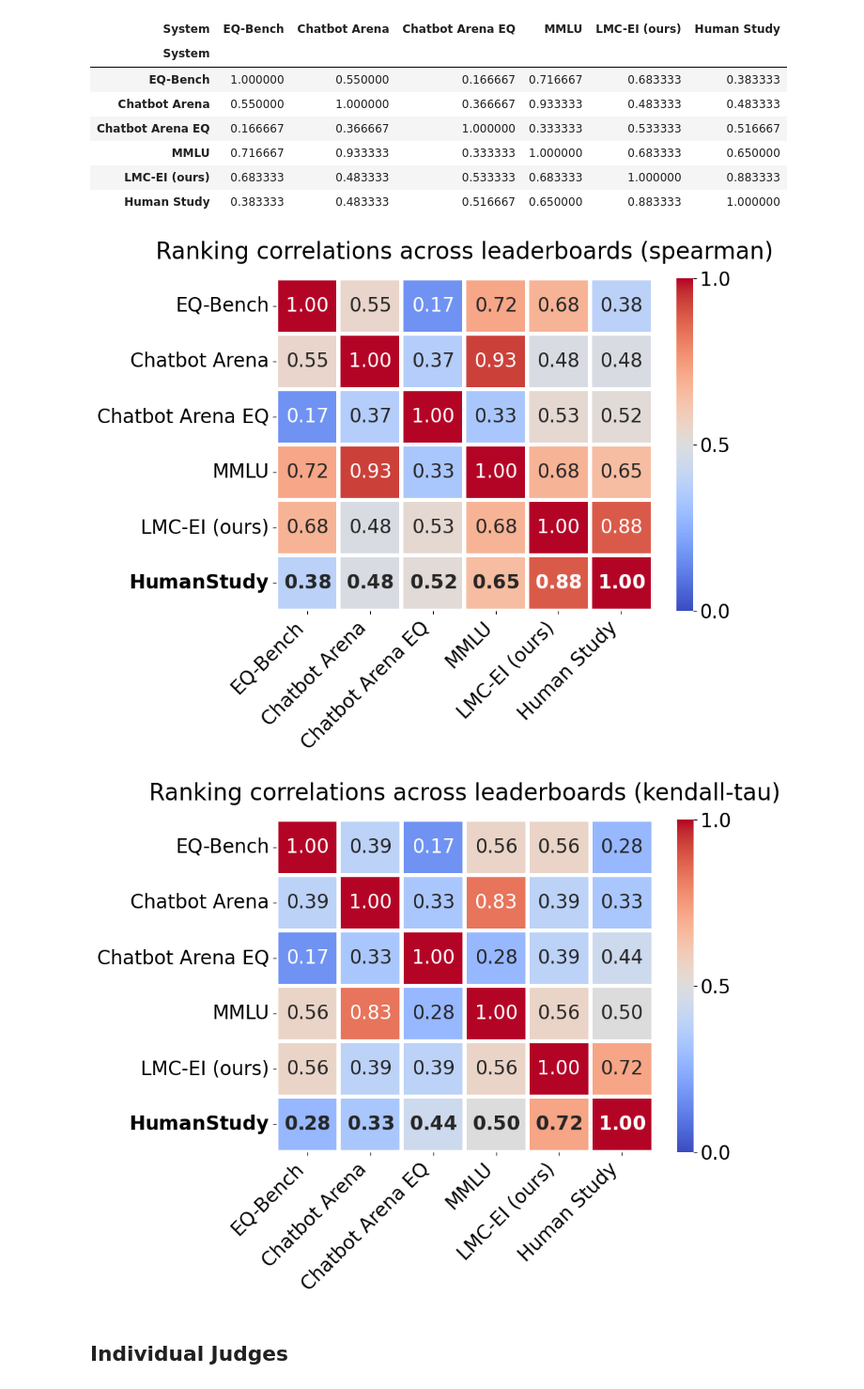
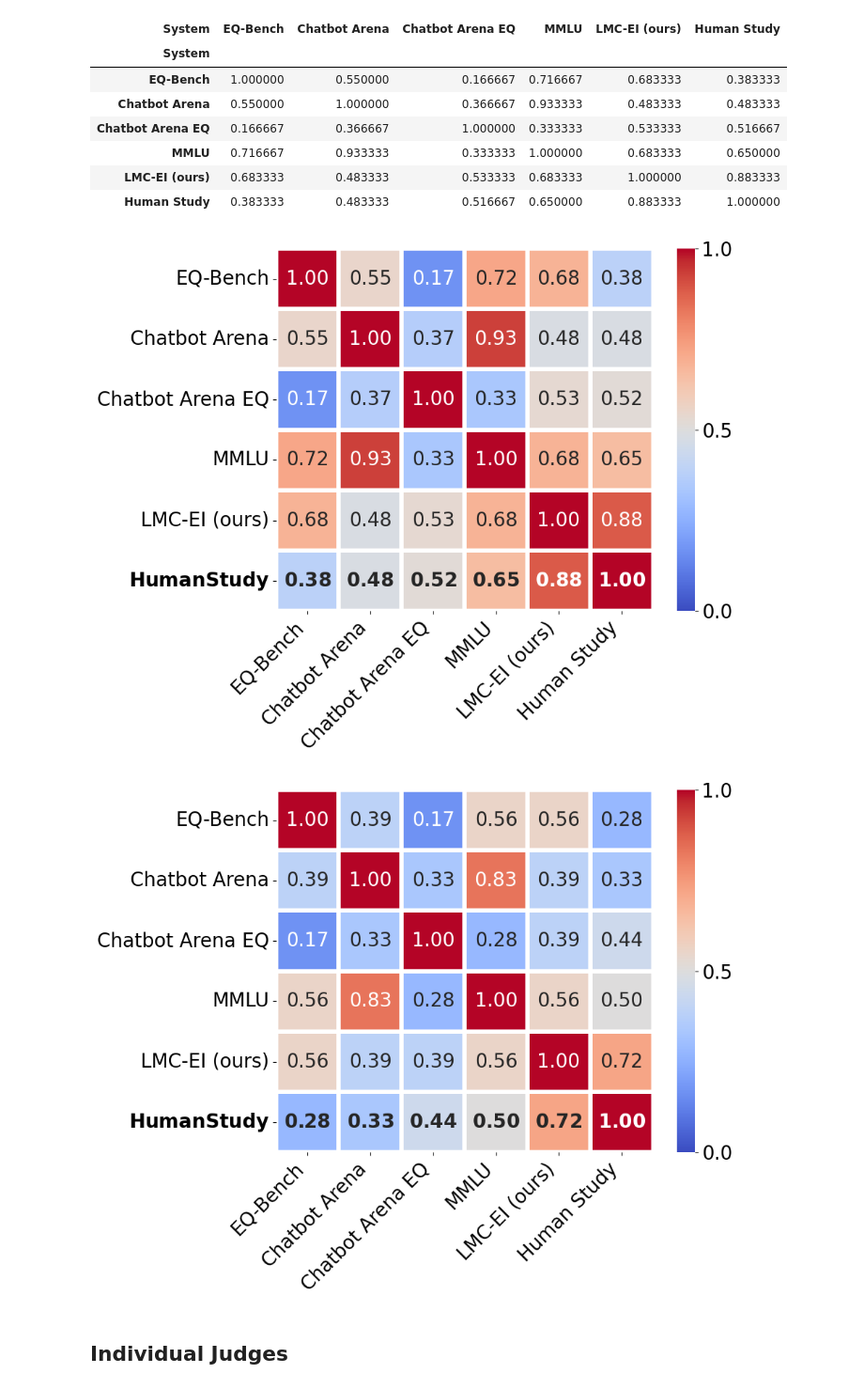
Before and after one commit to llm-council/llm-council, a Jupyter notebook: analysis/comparison_to_other_leaderboards.ipynb, the cells around one changed output. Shown at 94% size. Cells and saved outputs as stored; diff of their text form; code cells hidden in the pictures.

```diff
--- a/analysis/comparison_to_other_leaderboards.ipynb
+++ b/analysis/comparison_to_other_leaderboards.ipynb
@@ -111,36 +111,36 @@ def plot_corr_matrix(df, corr_method):
 
     # Modify the axis labels to bold "Human Study"
     ax = plt.gca()  # Get the current axis
 
     # Bold the 'Human Study' label on the y-axis
     labels = [item.get_text() for item in ax.get_yticklabels()]
     ax.set_yticklabels([f'$\mathbf{{{label}}}$' if label == 'Human Study' else label for label in labels], fontsize=font_size, rotation=0)
 
     # Customize colorbar to only show min, middle, and max values
     colorbar = heatmap.collections[0].colorbar
     colorbar.set_ticks([0, 0.5, 1])  # Set the ticks for min, mid, and max
     colorbar.set_ticklabels(['0.0', '0.5', '1.0'])  # Customize tick labels
 
     # Ensure x and y tick labels use the defined font size
     plt.xticks(fontsize=font_size, rotation=45, ha='right')
     plt.yticks(fontsize=font_size, rotation=0)
 
     plt.xlabel("")
     plt.ylabel("")
-    plt.title(f"Ranking correlations across leaderboards ({corr_method})", pad=20)
+    # plt.title(f"Ranking correlations across leaderboards ({corr_method})", pad=20)
     plt.tight_layout()
     # plt.savefig("/Users/justinzhao/Repos/llm-council-public/analysis/leaderboard_comparison.png")
     plt.savefig(f"/Users/justinzhao/Repos/llm-council-public/analysis/leaderboard_comparison_{corr_method}.pdf")
     plt.savefig(f"/Users/justinzhao/Repos/llm-council-public/analysis/leaderboard_comparison_{corr_method}.png")
     plt.show()
 
 # spearman_corr = spearman_corr.loc[system_order, system_order]
 # kendall_tau_corr
 plot_corr_matrix(spearman_corr, "spearman")
 plot_corr_matrix(kendall_tau_corr, "kendall-tau")
 # %% [output]
-[figure, old version]
+[figure, new version]
-[figure, old version]
+[figure, new version]
 # %% [markdown]
 ## Individual Judges
 # %%
```
Also changed, not shown: parts of 3 cells of this notebook, 41 other files.
